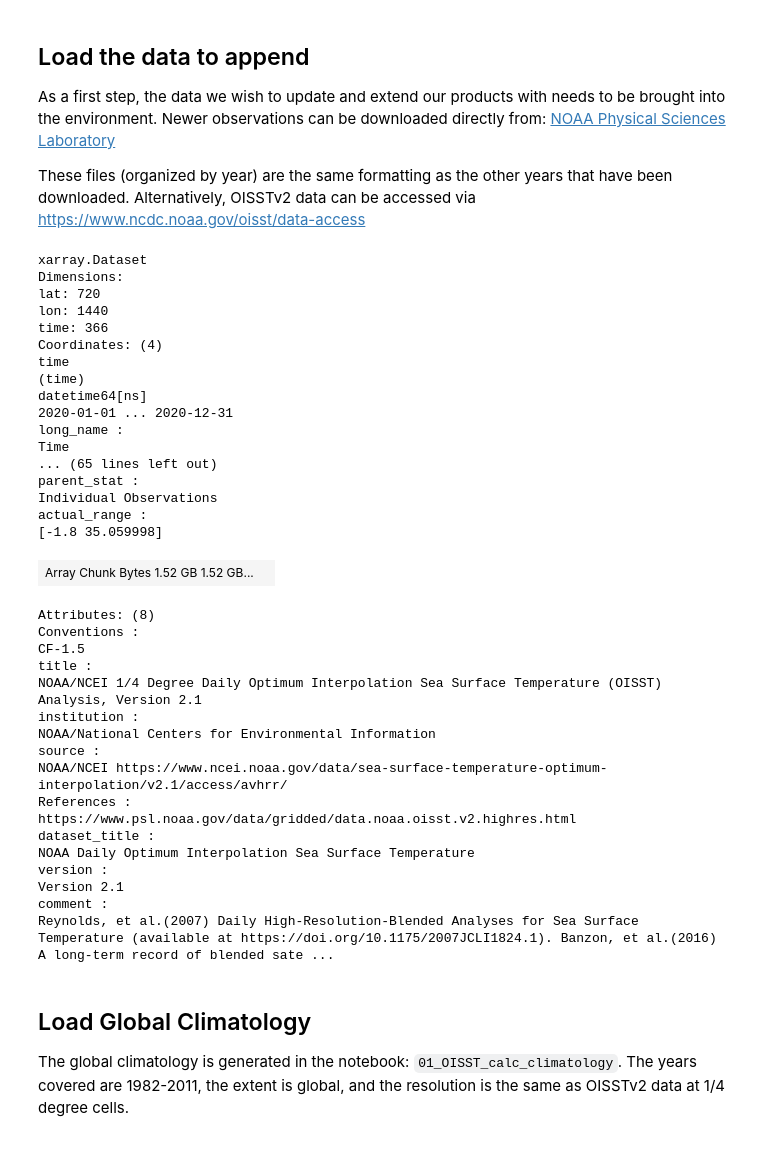
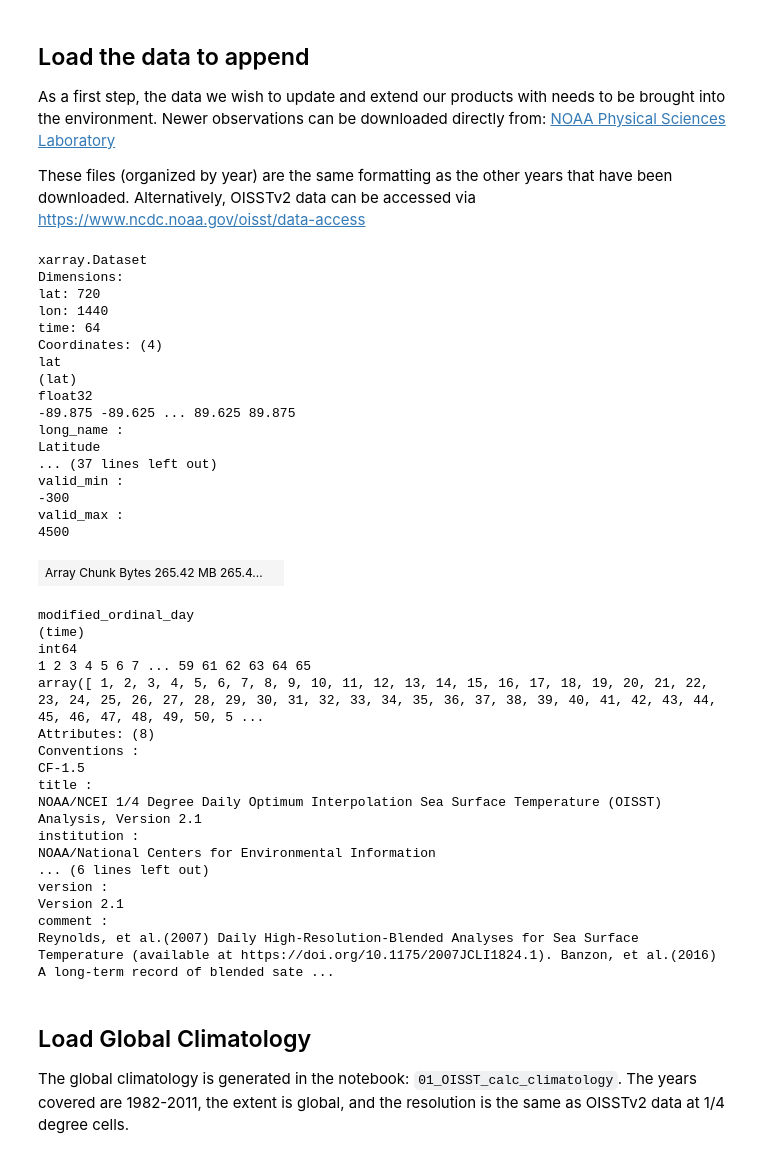
Before and after one commit to gulfofmaine/oisst_mainstays, a Jupyter notebook: notebooks/Update_02_Global_Anomalies.ipynb, the cells around one changed output. Drawn from its saved outputs; the diff is of its cells as text; code cells hidden in the pictures.

```diff
--- a/notebooks/Update_02_Global_Anomalies.ipynb
+++ b/notebooks/Update_02_Global_Anomalies.ipynb
@@ -40,8 +52,8 @@ Working via local directory at: /Users/akemberling/Box/
 This notebook is organized to take a handful parameters in the beginning which will guide what data is updated and how it is appended to the full products.
 # %%
 # Specify year range to update
-yr_min = 2020
-yr_max = 2020
+yr_min = 2021
+yr_max = 2021
 update_yrs = range(yr_min, yr_max + 1)
-print(update_yrs)
+print(f"Updating Year(s): {yr_min} - {yr_max}")
 # %% [output]
@@ -55,42 +67,40 @@ These files (organized by year) are the same formatting as the other years that
 # %%
 # Append Global netcdf paths together
 fpaths = []
 for yr in update_yrs:
     fpaths.append(f'{box_root}RES_Data/OISST/oisst_mainstays/annual_observations/sst.day.mean.{yr}.v2.nc')
 
 # Lazy-load the data itself using xr.open_mfdataset
 oisst = xr.open_mfdataset(fpaths, combine = "by_coords", parallel = False)
-oisst
-
 
 # Add modified ordinal day, for day-to-day calculation and leapyear adjustment
-not_leap_year        = ~oisst.indexes['time'].is_leap_year
-march_or_later       = oisst.time.dt.month >= 3
-ordinal_day          = oisst.time.dt.dayofyear
-modified_ordinal_day = ordinal_day + (not_leap_year & march_or_later)
-
-# Assign MOD coordinate
-oisst = oisst.assign_coords(MOD = modified_ordinal_day)
+# modified ordinal day function moved to oisstools module for consistency across notebooks
+oisst = ot.add_mod(oisst, 'time')
 oisst
 # %% [output]
 xarray.Dataset
 Dimensions:
 lat: 720
 lon: 1440
-time: 366
+time: 64
 Coordinates: (4)
-time
-(time)
-datetime64[ns]
-2020-01-01 ... 2020-12-31
+lat
+(lat)
+float32
+-89.875 -89.625 ... 89.625 89.875
 long_name :
-Time
-... (65 lines left out)
-parent_stat :
-Individual Observations
-actual_range :
-[-1.8 35.059998]
+Latitude
+... (37 lines left out)
+valid_min :
+-300
+valid_max :
+4500
-| Array Chunk Bytes 1.52 GB 1.52 GB... |  |
+| Array Chunk Bytes 265.42 MB 265.4... |  |
+modified_ordinal_day
+(time)
+int64
+1 2 3 4 5 6 7 ... 59 61 62 63 64 65
+array([ 1, 2, 3, 4, 5, 6, 7, 8, 9, 10, 11, 12, 13, 14, 15, 16, 17, 18, 19, 20, 21, 22, 23, 24, 25, 26, 27, 28, 29, 30, 31, 32, 33, 34, 35, 36, 37, 38, 39, 40, 41, 42, 43, 44, 45, 46, 47, 48, 49, 50, 5 ...
 Attributes: (8)
 Conventions :
 CF-1.5
@@ -98,12 +108,7 @@ title :
 NOAA/NCEI 1/4 Degree Daily Optimum Interpolation Sea Surface Temperature (OISST) Analysis, Version 2.1
 institution :
 NOAA/National Centers for Environmental Information
-source :
-NOAA/NCEI https://www.ncei.noaa.gov/data/sea-surface-temperature-optimum-interpolation/v2.1/access/avhrr/
-References :
-https://www.psl.noaa.gov/data/gridded/data.noaa.oisst.v2.highres.html
-dataset_title :
-NOAA Daily Optimum Interpolation Sea Surface Temperature
+... (6 lines left out)
 version :
 Version 2.1
 comment :
```
Also changed, not shown: parts of 11 cells of this notebook, 15 other files.
